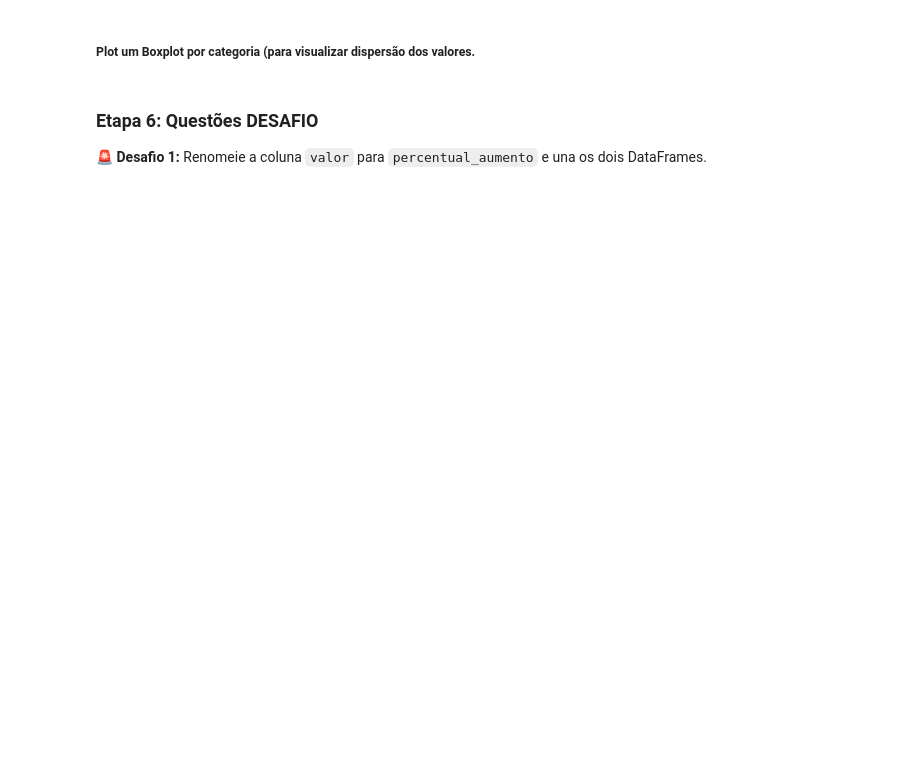
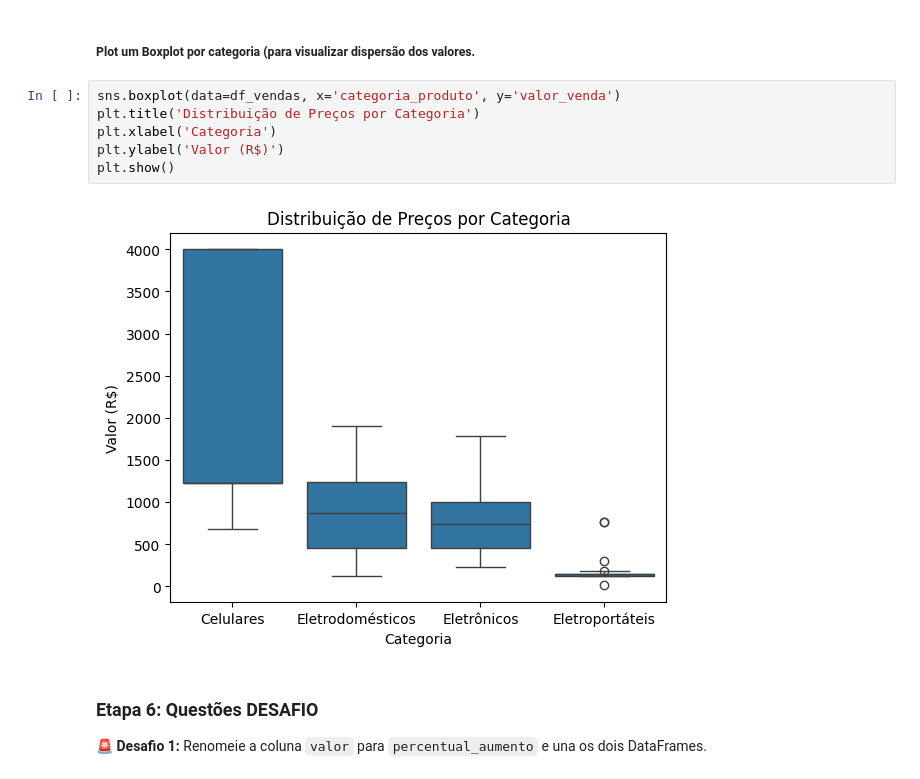
Before and after one commit to ElvisNascimento/projeto_python_vendas_empresa_xpto, a Jupyter notebook: notebook_vendas_projeto_xpto_alunos.ipynb, the cells around one changed output. Drawn from its saved outputs; the diff is of its cells as text; blank space fills up the shorter version.

```diff
--- a/notebook_vendas_projeto_xpto_alunos.ipynb
+++ b/notebook_vendas_projeto_xpto_alunos.ipynb
@@ -139,5 +293,13 @@ Agora sim, vamos explorar graficamente os dados!
 # %% [markdown]
 ##### Plot um Boxplot por categoria (para visualizar dispersão dos valores.
+# %%
+sns.boxplot(data=df_vendas, x='categoria_produto', y='valor_venda')
+plt.title('Distribuição de Preços por Categoria')
+plt.xlabel('Categoria')
+plt.ylabel('Valor (R$)')
+plt.show()
+# %% [output]
+[figure, added]
 # %% [markdown]
 ### Etapa 6: Questões **DESAFIO**
 🚨 **Desafio 1:** Renomeie a coluna `valor` para `percentual_aumento` e una os dois DataFrames.
```
Also changed, not shown: parts of 33 cells of this notebook, 2 other files.
